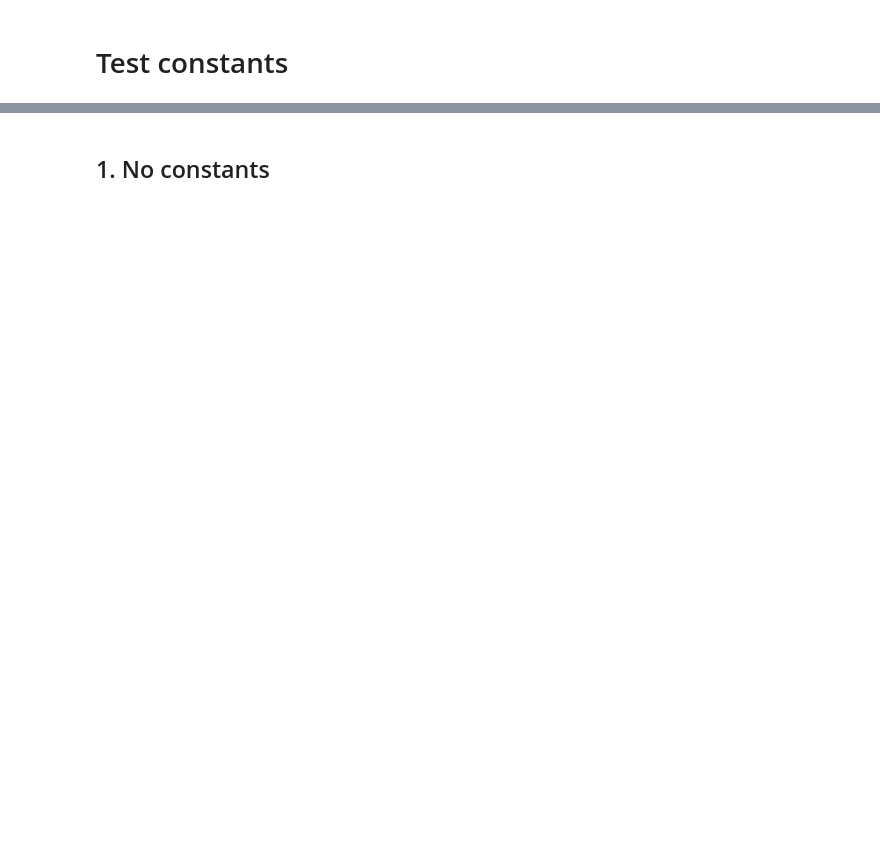
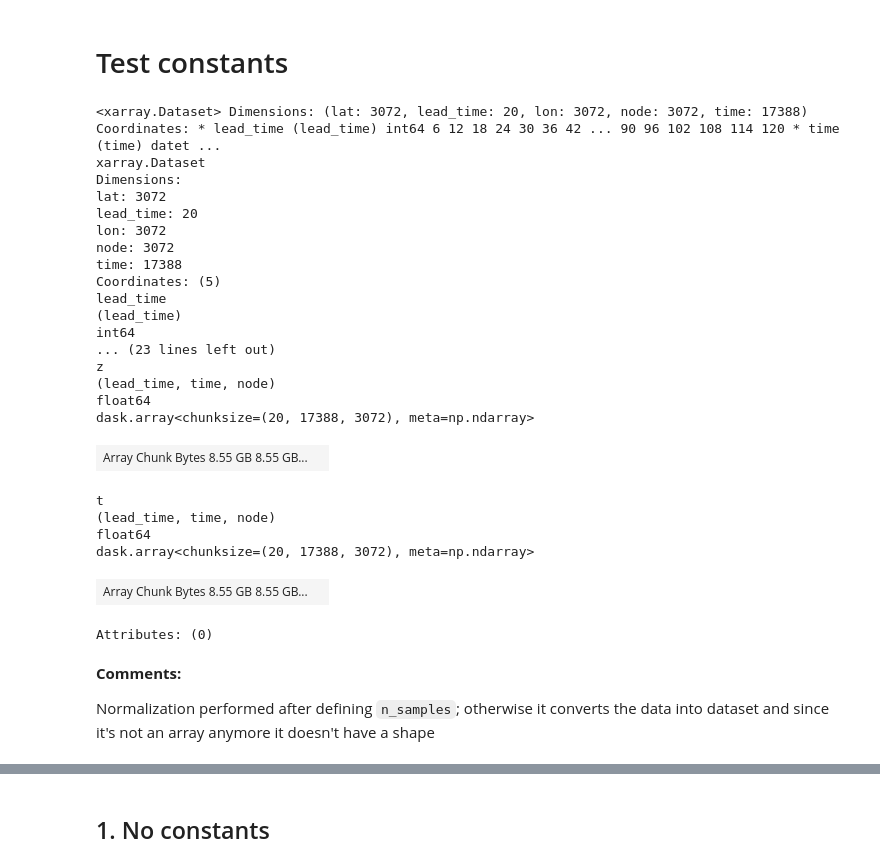
Before and after one commit to deepsphere/deepsphere-weather, a Jupyter notebook: notebooks/test_static_features.ipynb, the cells around one changed output, grey strips where cells are left out. Cells and saved outputs as stored; diff of their text form; code cells hidden in the pictures; blank space fills up the shorter version.

````diff
--- a/notebooks/test_static_features.ipynb
+++ b/notebooks/test_static_features.ipynb
@@ -47,5 +50,5 @@ batch_size = 95
 nb_epochs = 10
 learning_rate = 8e-3
 
-obs = xr.open_mfdataset(pred_save_path + 'observations.nc', combine='by_coords')
-rmses_weyn = xr.open_dataset(datadir + 'metrics/rmses_weyn.nc')
+obs = xr.open_mfdataset(pred_save_path + 'observations2.nc', combine='by_coords')
+#rmses_weyn = xr.open_dataset(datadir + 'metrics/rmses_weyn.nc')
@@ -204,0 +55,31 @@ def create_iterative_predictions_healpix(model, device, dg):
+# %%
+obs
+# %% [output]
+<xarray.Dataset> Dimensions: (lat: 3072, lead_time: 20, lon: 3072, node: 3072, time: 17388) Coordinates: * lead_time (lead_time) int64 6 12 18 24 30 36 42 ... 90 96 102 108 114 120 * time (time) datet ...
+xarray.Dataset
+Dimensions:
+lat: 3072
+lead_time: 20
+lon: 3072
+node: 3072
+time: 17388
+Coordinates: (5)
+lead_time
+(lead_time)
+int64
+... (23 lines left out)
+z
+(lead_time, time, node)
+float64
+dask.array<chunksize=(20, 17388, 3072), meta=np.ndarray>
+| Array Chunk Bytes 8.55 GB 8.55 GB... |  |
+t
+(lead_time, time, node)
+float64
+dask.array<chunksize=(20, 17388, 3072), meta=np.ndarray>
+| Array Chunk Bytes 8.55 GB 8.55 GB... |  |
+Attributes: (0)
+# %% [markdown]
+**Comments:**
+
+Normalization performed after defining ```n_samples```; otherwise it converts the data into dataset and since it's not an array anymore it doesn't have a shape
````
Also changed, not shown: parts of 37 cells of this notebook.
